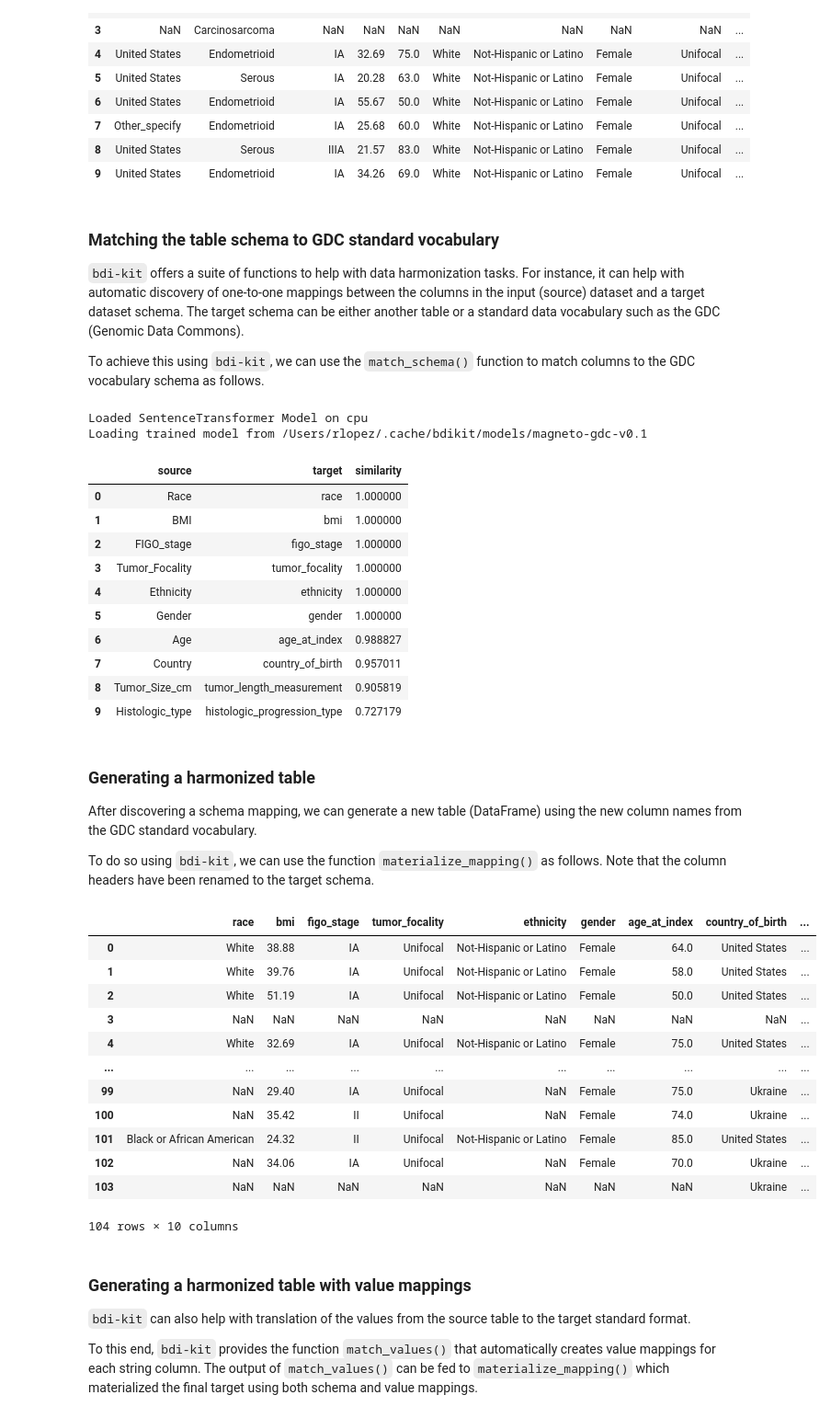
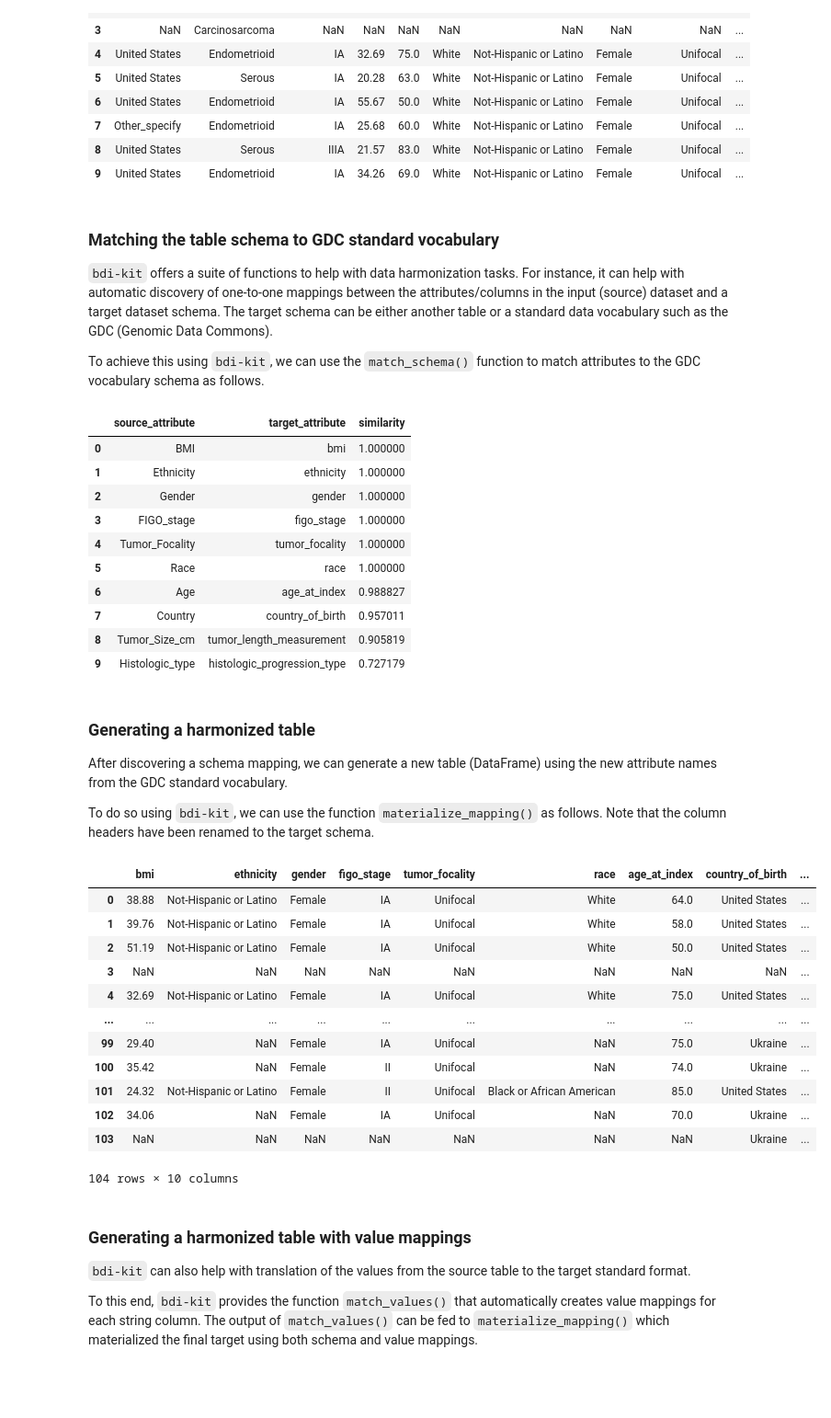
Before and after one commit to VIDA-NYU/bdi-kit, a Jupyter notebook: examples/getting-started.ipynb, the cells around one changed output. Shown at 92% size. Cells and saved outputs as stored; diff of their text form; code cells hidden in the pictures; blank space fills up the shorter version.

Commit message:
refactor: Rename 'columns' to 'attributes' in the outputs of various methods for improved terminology consistency across the toolkit.

```diff
--- a/examples/getting-started.ipynb
+++ b/examples/getting-started.ipynb
@@ -44,22 +44,20 @@ dataset[columns].head(10)
 ### Matching the table schema to GDC standard vocabulary
 
 `bdi-kit` offers a suite of functions to help with data harmonization tasks.
-For instance, it can help with automatic discovery of one-to-one mappings between the columns in the input (source) dataset and a target dataset schema. The target schema can be either another table or a standard data vocabulary such as the GDC (Genomic Data Commons).
+For instance, it can help with automatic discovery of one-to-one mappings between the attributes/columns in the input (source) dataset and a target dataset schema. The target schema can be either another table or a standard data vocabulary such as the GDC (Genomic Data Commons).
 
-To achieve this using `bdi-kit`, we can use the `match_schema()` function to match columns to the GDC vocabulary schema as follows.
+To achieve this using `bdi-kit`, we can use the `match_schema()` function to match attributes to the GDC vocabulary schema as follows.
 # %%
-column_mappings = bdi.match_schema(dataset[columns], target="gdc", method="magneto_ft_bp")
-column_mappings
+attribute_matches = bdi.match_schema(dataset[columns], target="gdc", method="magneto_ft_bp")
+attribute_matches
 # %% [output]
-Loaded SentenceTransformer Model on cpu
-Loading trained model from /Users/rlopez/.cache/bdikit/models/magneto-gdc-v0.1
-|  | source | target | similarity |
-| 0 | Race | race | 1.000000 |
-| 1 | BMI | bmi | 1.000000 |
-| 2 | FIGO_stage | figo_stage | 1.000000 |
-| 3 | Tumor_Focality | tumor_focality | 1.000000 |
-| 4 | Ethnicity | ethnicity | 1.000000 |
-| 5 | Gender | gender | 1.000000 |
+|  | source_attribute | target_attribute | similarity |
+| 0 | BMI | bmi | 1.000000 |
+| 1 | Ethnicity | ethnicity | 1.000000 |
+| 2 | Gender | gender | 1.000000 |
+| 3 | FIGO_stage | figo_stage | 1.000000 |
+| 4 | Tumor_Focality | tumor_focality | 1.000000 |
+| 5 | Race | race | 1.000000 |
 | 6 | Age | age_at_index | 0.988827 |
 | 7 | Country | country_of_birth | 0.957011 |
 | 8 | Tumor_Size_cm | tumor_length_measurement | 0.905819 |
@@ -67,23 +65,23 @@ Loading trained model from /Users/rlopez/.cache/bdikit/models/magneto-gdc-v0.1
 # %% [markdown]
 ### Generating a harmonized table
 
-After discovering a schema mapping, we can generate a new table (DataFrame) using the new column names from the GDC standard vocabulary.
+After discovering a schema mapping, we can generate a new table (DataFrame) using the new attribute names from the GDC standard vocabulary.
 
 To do so using `bdi-kit`, we can use the function `materialize_mapping()` as follows. Note that the column headers have been renamed to the target schema.
 # %%
-bdi.materialize_mapping(dataset, column_mappings)
+bdi.materialize_mapping(dataset, attribute_matches)
 # %% [output]
-|  | race | bmi | figo_stage | tumor_focality | ethnicity | gender | age_at_index | country_of_birth | ... |
-| 0 | White | 38.88 | IA | Unifocal | Not-Hispanic or Latino | Female | 64.0 | United States | ... |
-| 1 | White | 39.76 | IA | Unifocal | Not-Hispanic or Latino | Female | 58.0 | United States | ... |
-| 2 | White | 51.19 | IA | Unifocal | Not-Hispanic or Latino | Female | 50.0 | United States | ... |
+|  | bmi | ethnicity | gender | figo_stage | tumor_focality | race | age_at_index | country_of_birth | ... |
+| 0 | 38.88 | Not-Hispanic or Latino | Female | IA | Unifocal | White | 64.0 | United States | ... |
+| 1 | 39.76 | Not-Hispanic or Latino | Female | IA | Unifocal | White | 58.0 | United States | ... |
+| 2 | 51.19 | Not-Hispanic or Latino | Female | IA | Unifocal | White | 50.0 | United States | ... |
 | 3 | NaN | NaN | NaN | NaN | NaN | NaN | NaN | NaN | ... |
-| 4 | White | 32.69 | IA | Unifocal | Not-Hispanic or Latino | Female | 75.0 | United States | ... |
+| 4 | 32.69 | Not-Hispanic or Latino | Female | IA | Unifocal | White | 75.0 | United States | ... |
 | ... | ... | ... | ... | ... | ... | ... | ... | ... | ... |
-| 99 | NaN | 29.40 | IA | Unifocal | NaN | Female | 75.0 | Ukraine | ... |
-| 100 | NaN | 35.42 | II | Unifocal | NaN | Female | 74.0 | Ukraine | ... |
-| 101 | Black or African American | 24.32 | II | Unifocal | Not-Hispanic or Latino | Female | 85.0 | United States | ... |
-| 102 | NaN | 34.06 | IA | Unifocal | NaN | Female | 70.0 | Ukraine | ... |
+| 99 | 29.40 | NaN | Female | IA | Unifocal | NaN | 75.0 | Ukraine | ... |
+| 100 | 35.42 | NaN | Female | II | Unifocal | NaN | 74.0 | Ukraine | ... |
+| 101 | 24.32 | Not-Hispanic or Latino | Female | II | Unifocal | Black or African American | 85.0 | United States | ... |
+| 102 | 34.06 | NaN | Female | IA | Unifocal | NaN | 70.0 | Ukraine | ... |
 | 103 | NaN | NaN | NaN | NaN | NaN | NaN | NaN | Ukraine | ... |
 104 rows × 10 columns
 # %% [markdown]
```
Also changed, not shown: parts of 15 cells of this notebook, 9 other files.
